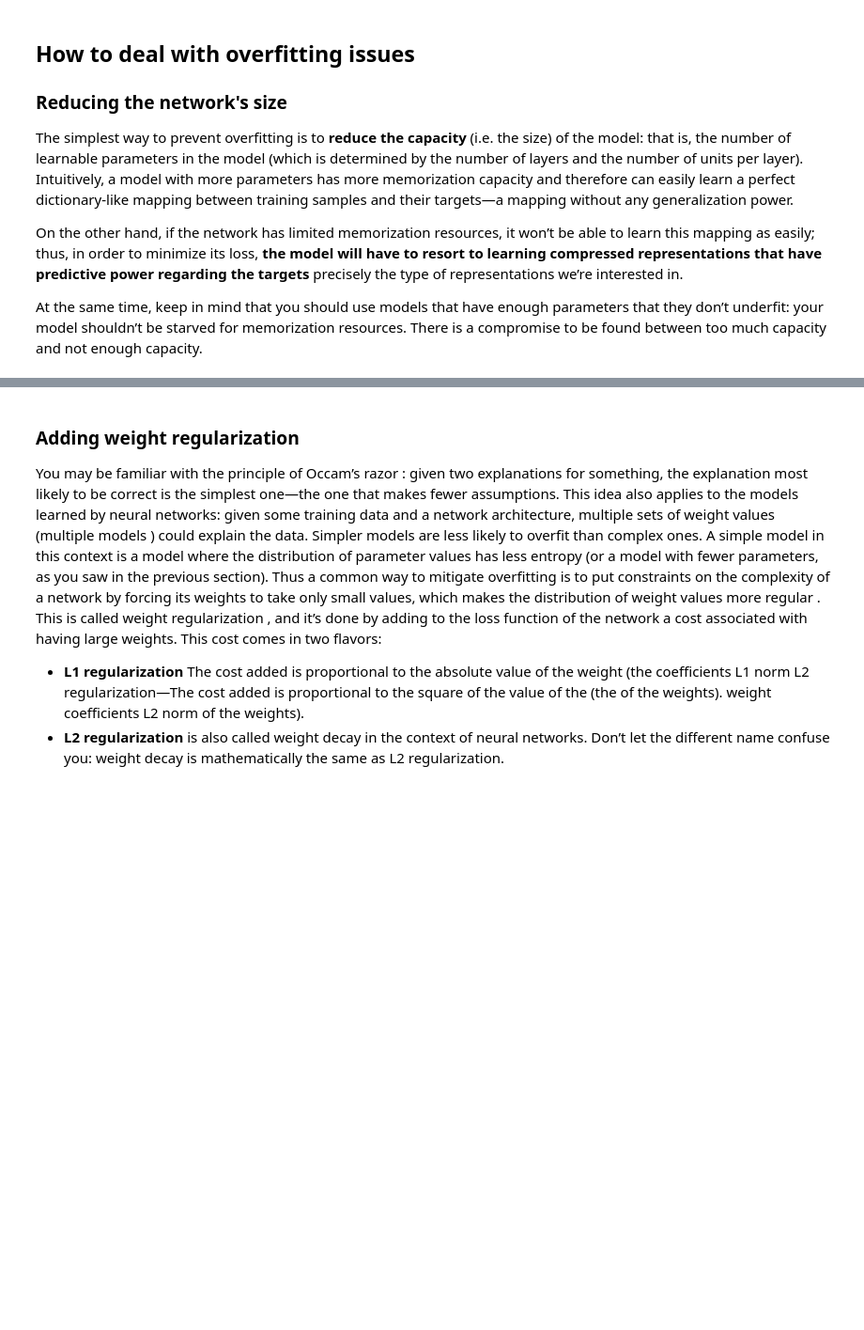
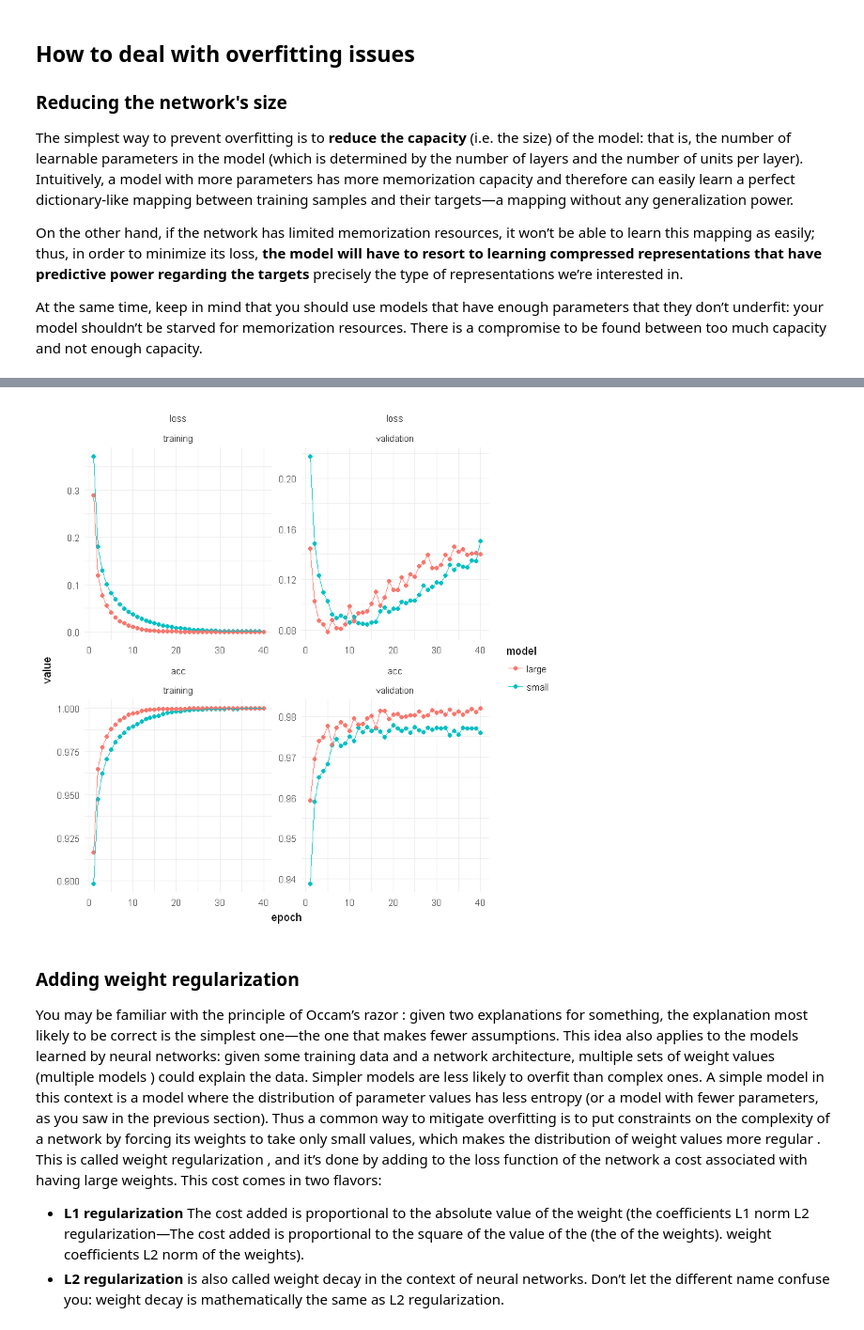
Before and after one commit to mmmlc/mlTeachings, a Jupyter notebook: 3_3_Regularization.ipynb, the cells around one changed output, grey strips where cells are left out. Shown at 94% size. Drawn from its saved outputs; the diff is of its cells as text; code cells hidden in the pictures; blank space fills up the shorter version.

```diff
--- a/3_3_Regularization.ipynb
+++ b/3_3_Regularization.ipynb
@@ -76,3 +118,15 @@ At the same time, keep in mind that you should use models that have enough param
+# %%
+history_small = history_small %>% as_data_frame %>% mutate(model = 'small')
+history_large = history_large  %>% as_data_frame %>% mutate(model = 'large')
+
+history_bind = bind_rows(history_small, history_large)
+
+history_bind %>% ggplot(aes(x = epoch, y = value, group = model, colour = model)) +
+    geom_point() +
+    geom_line() +
+    facet_wrap(scales = 'free', ~metric+data, ncol = 2) + theme_minimal()
+# %% [output]
+[figure, added]
 # %% [markdown]
 ### Adding weight regularization
 
```
Also changed, not shown: parts of 16 cells of this notebook, 23 other files.
